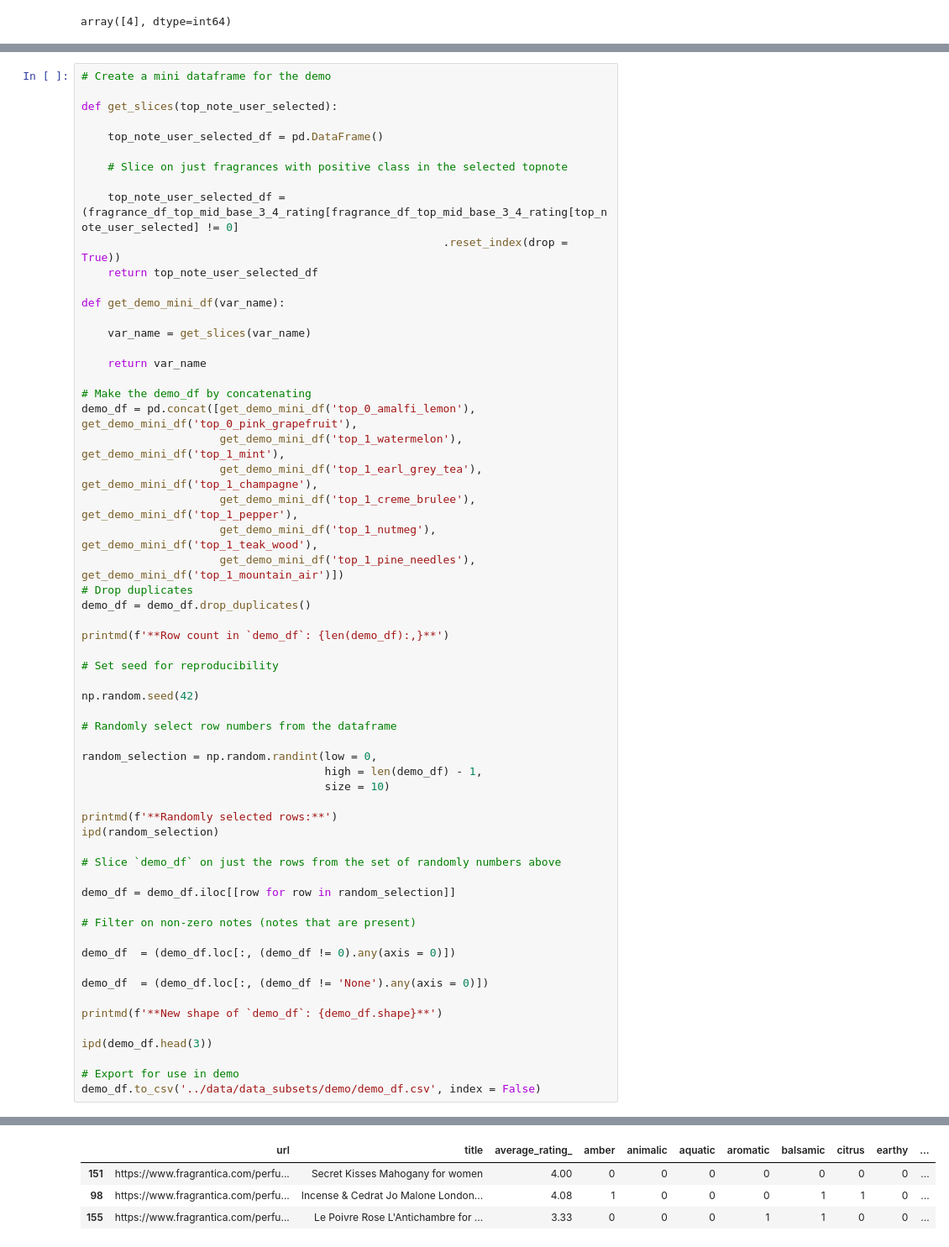
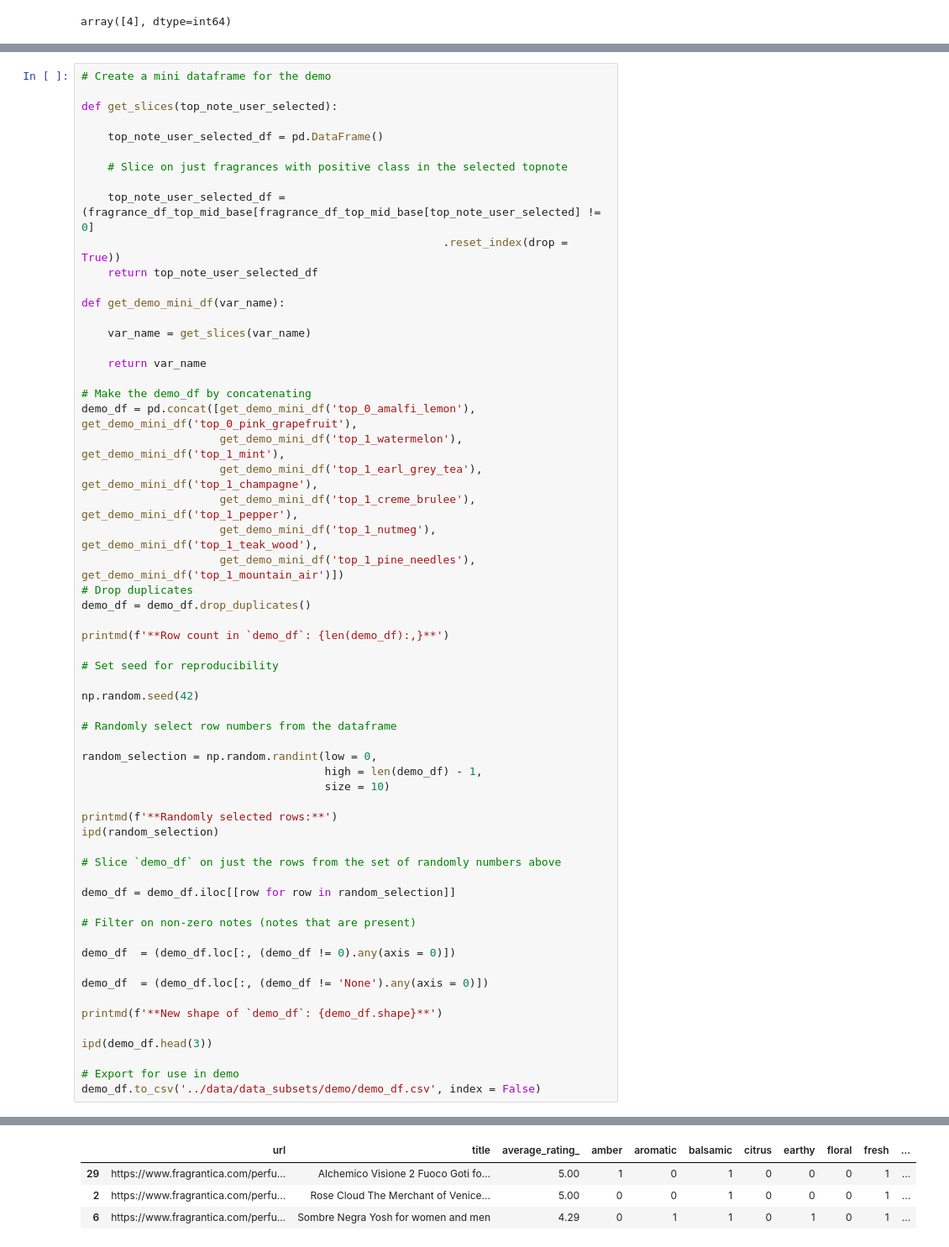
Before and after one commit to abishop17/hitting_top_notes_fragrances, a Jupyter notebook: code/modeling_and_demo_prep.ipynb, the cells around one changed output, grey strips where cells are left out. Shown at 84% size. Cells and saved outputs as stored; diff of their text form.

```diff
--- a/code/modeling_and_demo_prep.ipynb
+++ b/code/modeling_and_demo_prep.ipynb
@@ -848,7 +858,7 @@ def get_slices(top_note_user_selected):
 
     # Slice on just fragrances with positive class in the selected topnote
 
-    top_note_user_selected_df = (fragrance_df_top_mid_base_3_4_rating[fragrance_df_top_mid_base_3_4_rating[top_note_user_selected] != 0]
+    top_note_user_selected_df = (fragrance_df_top_mid_base[fragrance_df_top_mid_base[top_note_user_selected] != 0]
                                                        .reset_index(drop = True))
     return top_note_user_selected_df
 
@@ -907,4 +917,4 @@ array([1126,  860, 1130, 1095, 1044,  121,  466,  330,   87, 1123])
-|  | url | title | average_rating_ | amber | animalic | aquatic | aromatic | balsamic | citrus | earthy | ... |
-| 151 | https://www.fragrantica.com/perfu... | Secret Kisses Mahogany for women | 4.00 | 0 | 0 | 0 | 0 | 0 | 0 | 0 | ... |
-| 98 | https://www.fragrantica.com/perfu... | Incense & Cedrat Jo Malone London... | 4.08 | 1 | 0 | 0 | 0 | 1 | 1 | 0 | ... |
-| 155 | https://www.fragrantica.com/perfu... | Le Poivre Rose L'Antichambre for ... | 3.33 | 0 | 0 | 0 | 1 | 1 | 0 | 0 | ... |
+|  | url | title | average_rating_ | amber | aromatic | balsamic | citrus | earthy | floral | fresh | ... |
+| 29 | https://www.fragrantica.com/perfu... | Alchemico Visione 2 Fuoco Goti fo... | 5.00 | 1 | 0 | 1 | 0 | 0 | 0 | 1 | ... |
+| 2 | https://www.fragrantica.com/perfu... | Rose Cloud The Merchant of Venice... | 5.00 | 0 | 0 | 1 | 0 | 0 | 0 | 1 | ... |
+| 6 | https://www.fragrantica.com/perfu... | Sombre Negra Yosh for women and men | 4.29 | 0 | 1 | 1 | 0 | 1 | 0 | 1 | ... |
```
Also changed, not shown: parts of 55 cells of this notebook.
